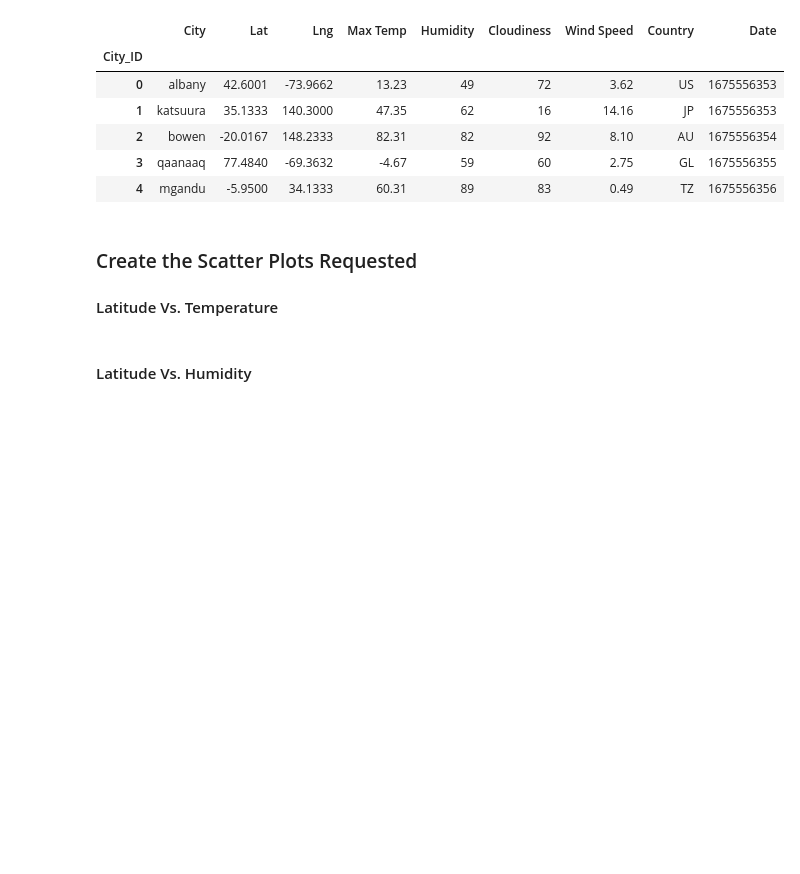
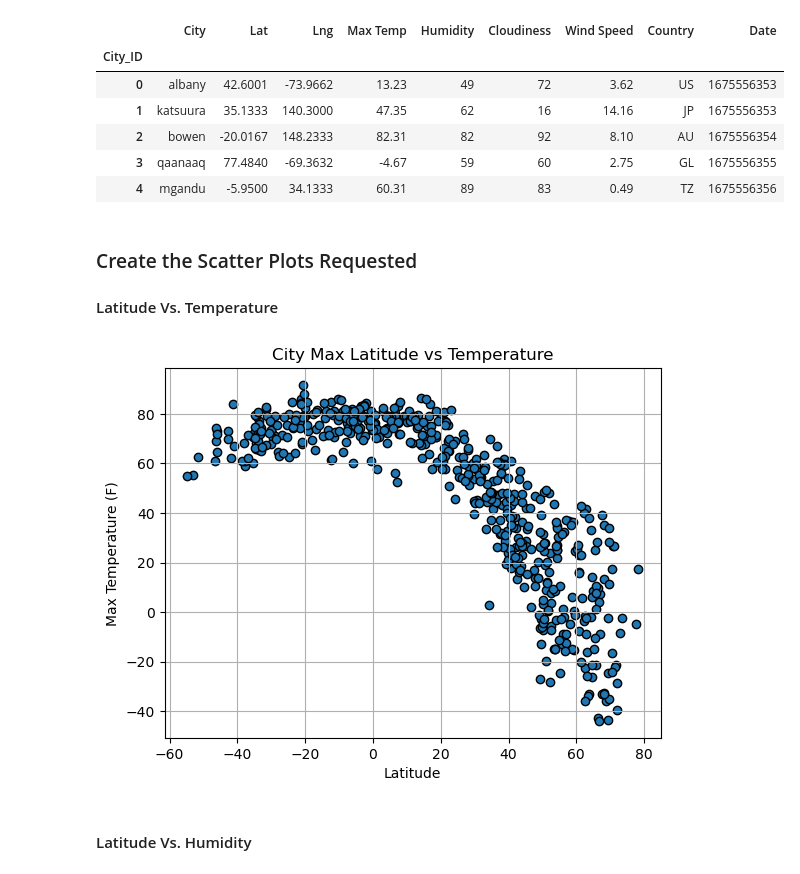
Before and after one commit to JustinePile/python-api-challenge, a Jupyter notebook: WeatherPy/WeatherPy.ipynb, the cells around one changed output. Cells and saved outputs as stored; diff of their text form; code cells hidden in the pictures; blank space fills up the shorter version.

```diff
--- a/WeatherPy/WeatherPy.ipynb
+++ b/WeatherPy/WeatherPy.ipynb
@@ -193,16 +193,20 @@ city_data_df.head()
 # %%
 # Build scatter plot for latitude vs. temperature
 x_values = city_data_df["Lat"]
 y_values = city_data_df["Max Temp"]
-plt.scatter(x_values,y_values)
-plt.xlabel('Latitude')
-plt.ylabel('Max Temperature')
+plt.scatter(x_values, y_values, edgecolors="black")
+plt.xlabel("Latitude")
+plt.ylabel("Max Temperature (F)")
+plt.title("City Max Latitude vs Temperature")
+plt.grid()
 
 # Save the figure
 plt.savefig("output_data/Fig1.png")
 
 # Show plot
 plt.show()
+# %% [output]
+[figure, added]
 # %% [markdown]
 #### Latitude Vs. Humidity
 # %%
```
Also changed, not shown: parts of 5 cells of this notebook, 4 other files.
